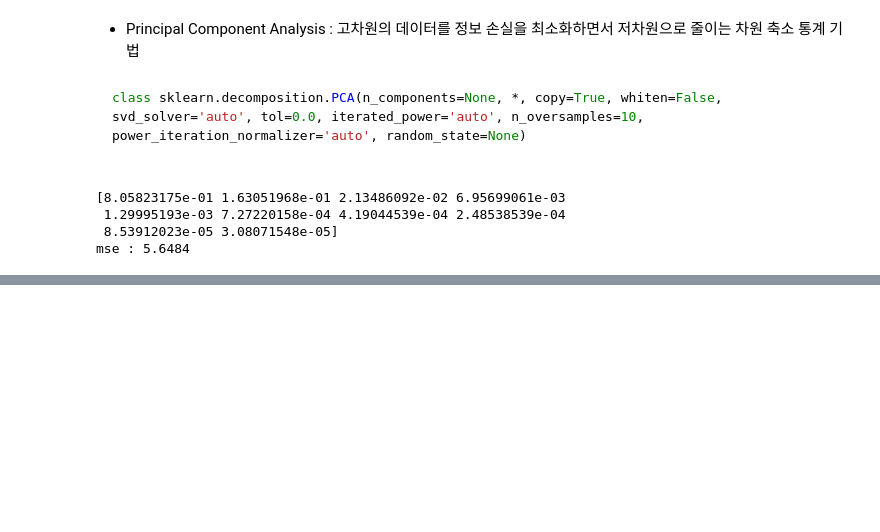
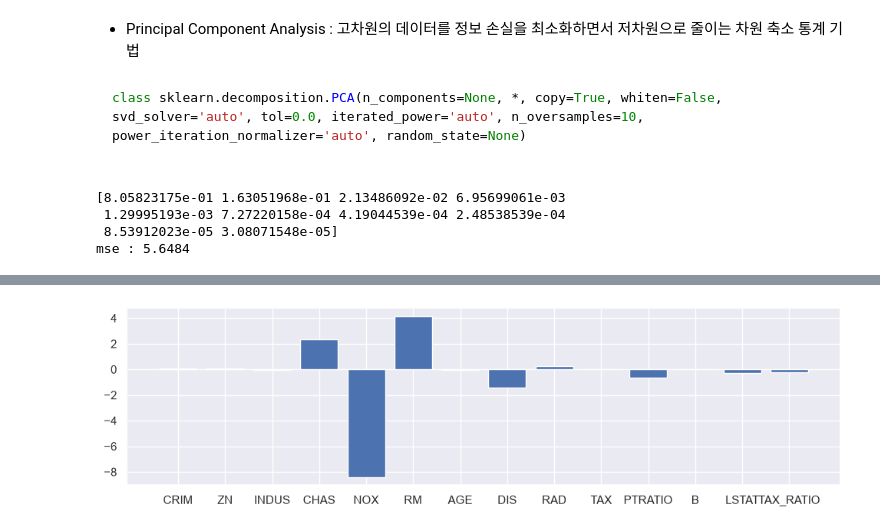
Before and after one commit to jmin0727/My_Workspace, a Jupyter notebook: 03_lec_ml/lec05_머신러닝전처리&가공.ipynb, the cells around one changed output, grey strips where cells are left out. Saved outputs shown, nothing was run; the diff lists cells and outputs as text; code cells hidden in the pictures; blank space fills up the shorter version.

```diff
--- a/03_lec_ml/lec05_머신러닝전처리&가공.ipynb
+++ b/03_lec_ml/lec05_머신러닝전처리&가공.ipynb
@@ -629,0 +695,7 @@ mse : 5.6484
+# %%
+plt.figure(figsize=(12,3))
+plt.bar(X_train7.columns, model2.coef_)
+plt.tight_layout
+plt.show()
+# %% [output]
+[figure, added]
```
Also changed, not shown: parts of 18 cells of this notebook, 9 other files.
